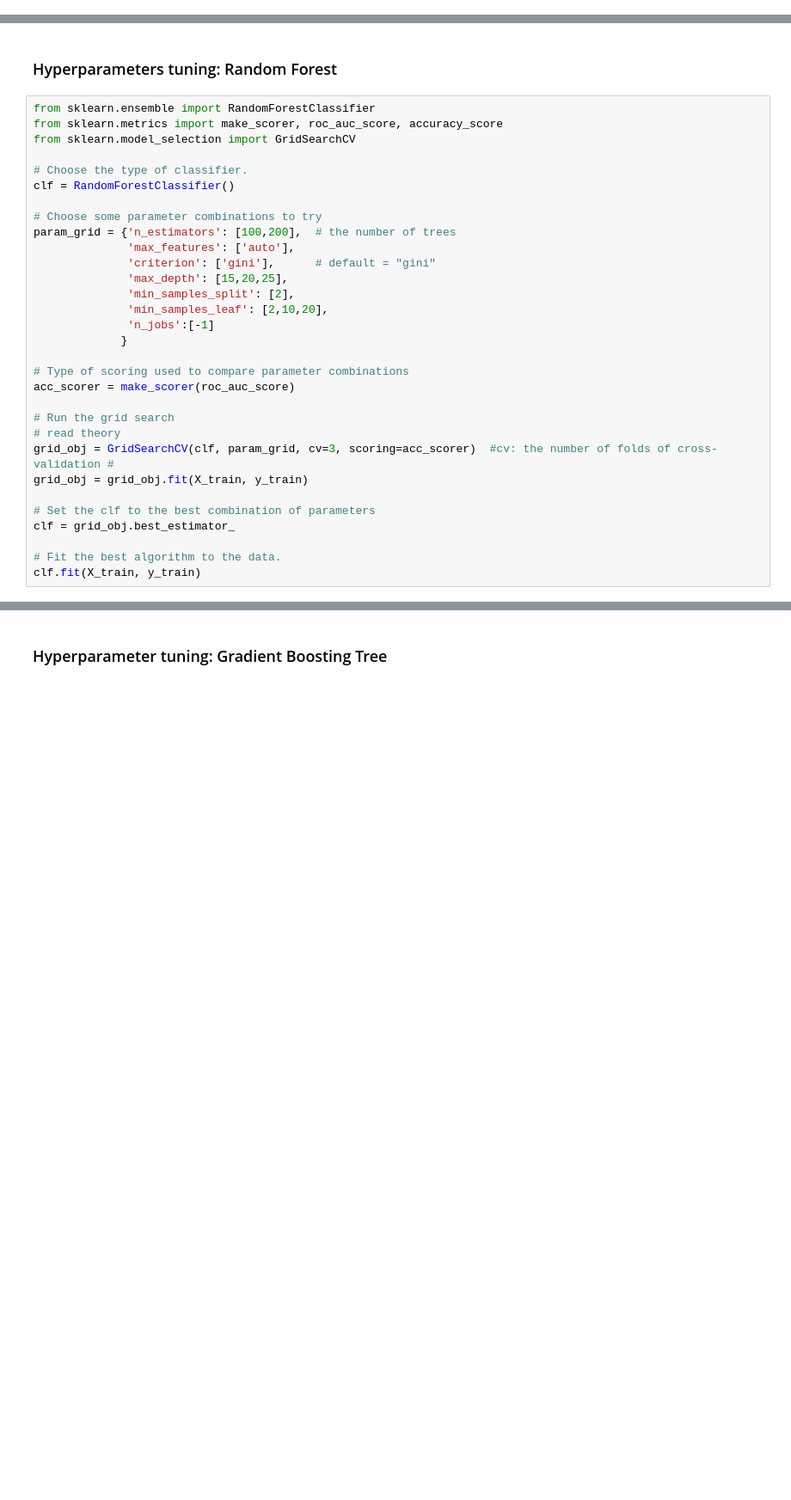
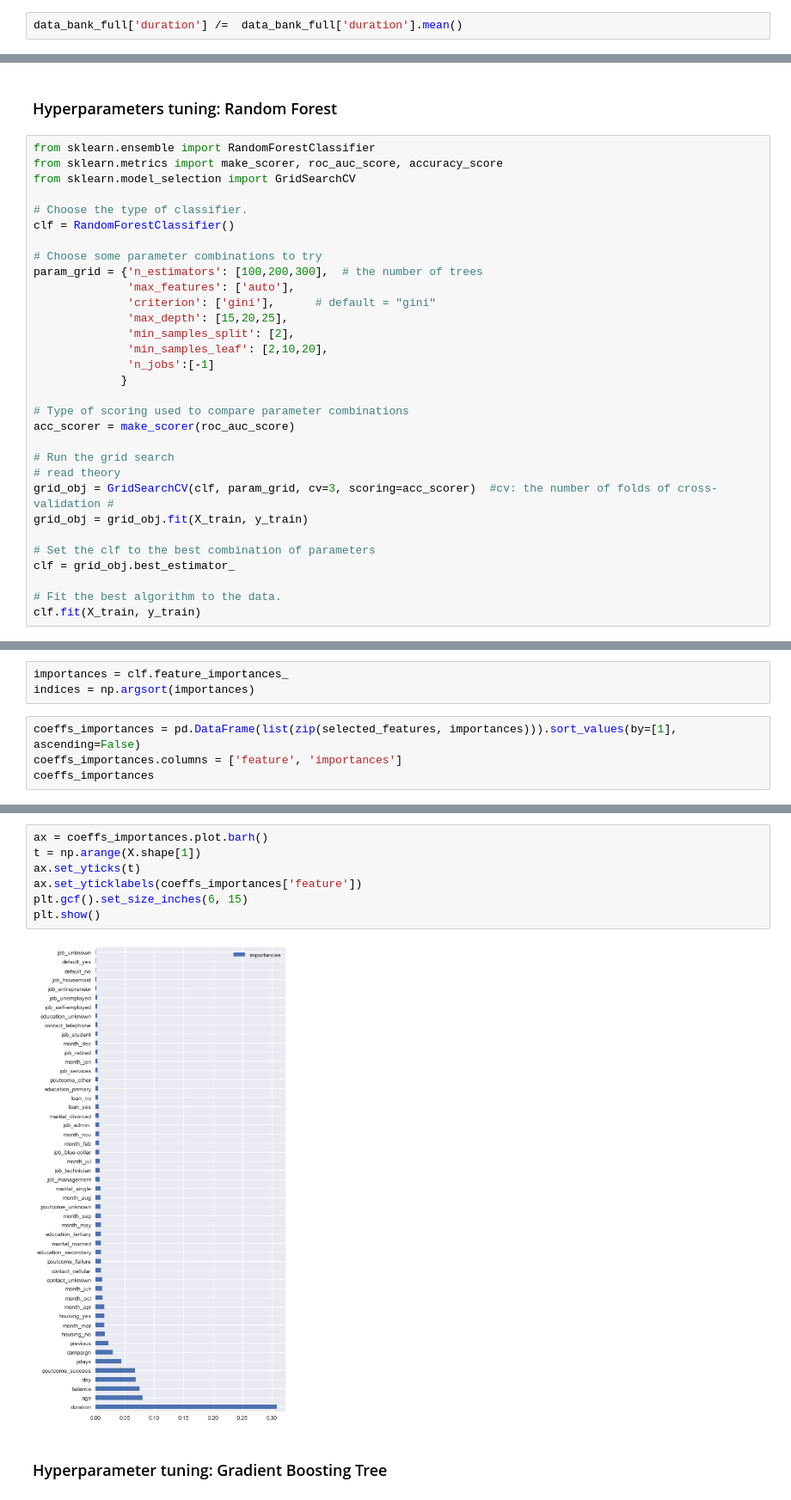
Before and after one commit to XuDou/bank-marketing-prediction, a Jupyter notebook: bank_marketing.ipynb, the cells around one changed output, grey strips where cells are left out. Shown at 86% size. Saved outputs shown, nothing was run; the diff lists cells and outputs as text; blank space fills up the shorter version.

Commit message:
feature importances

```diff
--- a/bank_marketing.ipynb
+++ b/bank_marketing.ipynb
@@ -167,3 +171,5 @@ data_bank_full['balance'] /=  data_bank_full["balance"].mean()
+# %%
+data_bank_full['duration'] /=  data_bank_full['duration'].mean()
 # %%
 # Age distibution
 
@@ -404,7 +412,7 @@ from sklearn.model_selection import GridSearchCV
 clf = RandomForestClassifier()
 
 # Choose some parameter combinations to try
-param_grid = {'n_estimators': [100,200],  # the number of trees
+param_grid = {'n_estimators': [100,200,300],  # the number of trees
               'max_features': ['auto'],
               'criterion': ['gini'],      # default = "gini"
               'max_depth': [15,20,25],
@@ -448,0 +457,7 @@ f1-score   0.864135  0.511252
+# %%
+importances = clf.feature_importances_
+indices = np.argsort(importances)
+# %%
+coeffs_importances = pd.DataFrame(list(zip(selected_features, importances))).sort_values(by=[1], ascending=False)
+coeffs_importances.columns = ['feature', 'importances']
+coeffs_importances
@@ -449,3 +482,12 @@ f1-score   0.864135  0.511252
+# %%
+ax = coeffs_importances.plot.barh()
+t = np.arange(X.shape[1])
+ax.set_yticks(t)
+ax.set_yticklabels(coeffs_importances['feature'])
+plt.gcf().set_size_inches(6, 15)
+plt.show()
+# %% [output]
+[figure, added]
 # %% [markdown]
 ### Hyperparameter tuning: Gradient Boosting Tree
 # %%
```
Also changed, not shown: parts of 10 cells of this notebook.
